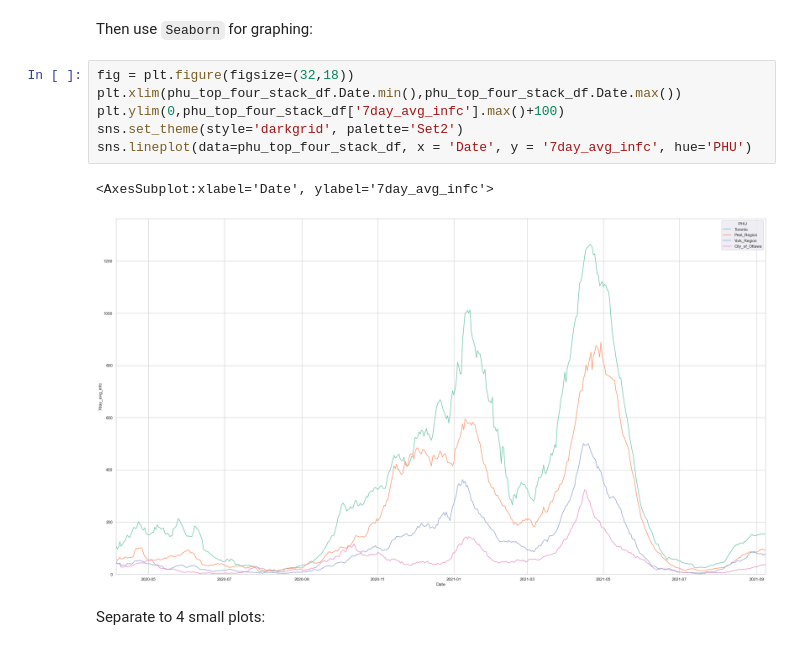
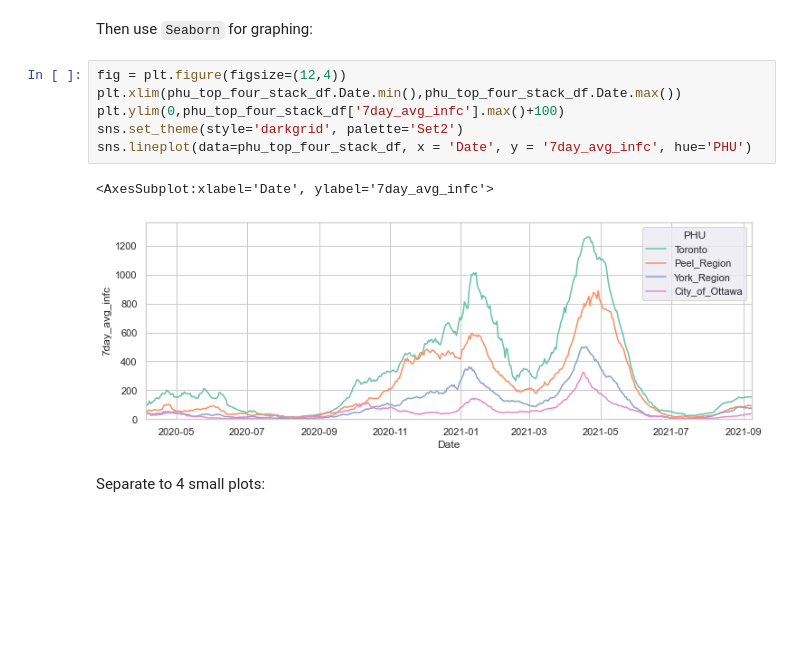
Before and after one commit to keqideng/data_analysis_portfolio_project, a Jupyter notebook: ontario_covid_analysis/ontario_covid_analysis.ipynb, the cells around one changed output. Cells and saved outputs as stored; diff of their text form; blank space fills up the shorter version.

````diff
--- a/ontario_covid_analysis/ontario_covid_analysis.ipynb
+++ b/ontario_covid_analysis/ontario_covid_analysis.ipynb
@@ -158,14 +158,14 @@ print(phu_top_four_stack_df.head(5))
 # %% [markdown]
 Then use ```Seaborn``` for graphing:
 # %%
-fig = plt.figure(figsize=(32,18))
+fig = plt.figure(figsize=(12,4))
 plt.xlim(phu_top_four_stack_df.Date.min(),phu_top_four_stack_df.Date.max())
 plt.ylim(0,phu_top_four_stack_df['7day_avg_infc'].max()+100)
 sns.set_theme(style='darkgrid', palette='Set2')
 sns.lineplot(data=phu_top_four_stack_df, x = 'Date', y = '7day_avg_infc', hue='PHU')
 # %% [output]
 <AxesSubplot:xlabel='Date', ylabel='7day_avg_infc'>
-[figure, old version]
+[figure, new version]
 # %% [markdown]
 Separate to 4 small plots:
 # %%
````
Also changed, not shown: parts of 2 cells of this notebook, 1 other file.
